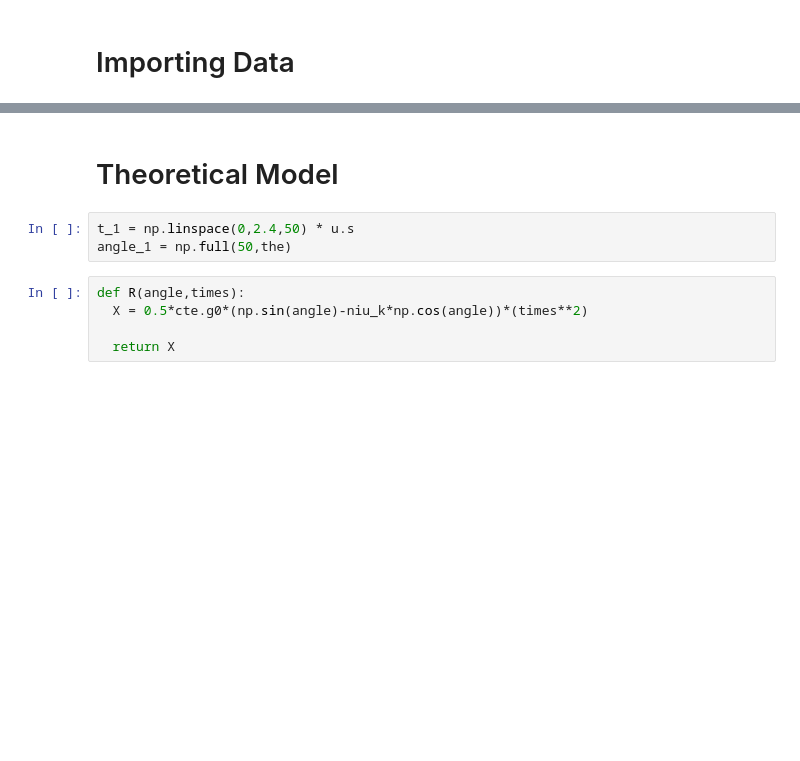
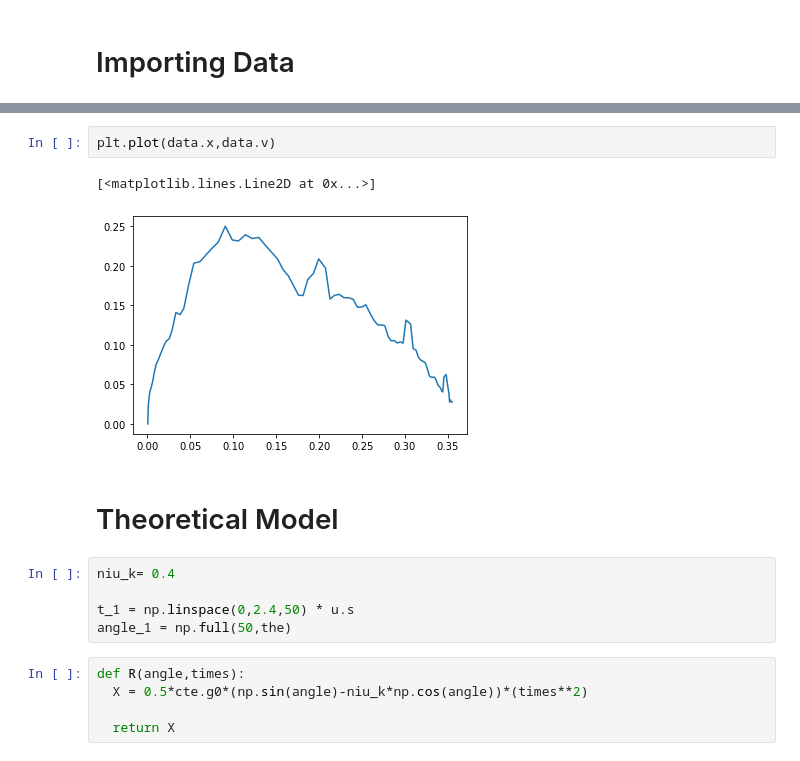
Before and after one commit to Vendetta0462/ProyectoDoubleCone, a Jupyter notebook: Code/Proyecto_Doble_Cono.ipynb, the cells around one changed output, grey strips where cells are left out. Saved outputs shown, nothing was run; the diff lists cells and outputs as text; blank space fills up the shorter version.

```diff
--- a/Code/Proyecto_Doble_Cono.ipynb
+++ b/Code/Proyecto_Doble_Cono.ipynb
@@ -38,6 +130,13 @@ Data = pd.read_csv()
+# %%
+plt.plot(data.x,data.v)
+# %% [output]
+[<matplotlib.lines.Line2D at 0x...>]
+[figure, added]
 # %% [markdown]
 # Theoretical Model
 # %%
+niu_k= 0.4
+
 t_1 = np.linspace(0,2.4,50) * u.s
 angle_1 = np.full(50,the)
 # %%
```
Also changed, not shown: parts of 12 cells of this notebook, 7 other files.
